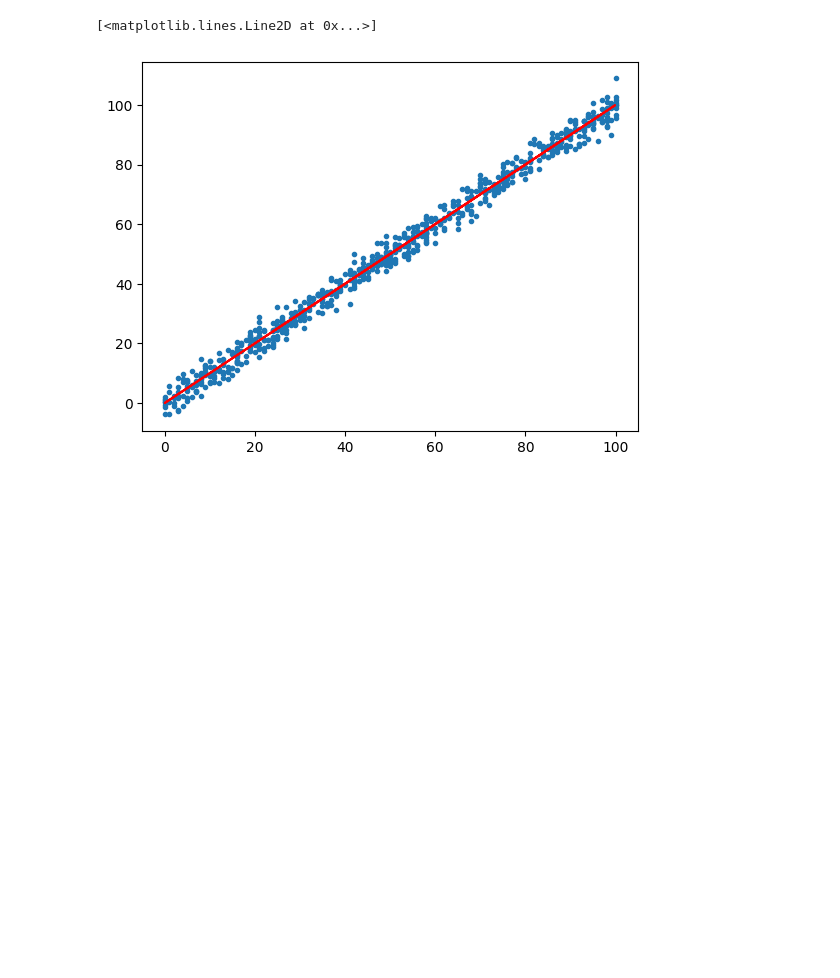
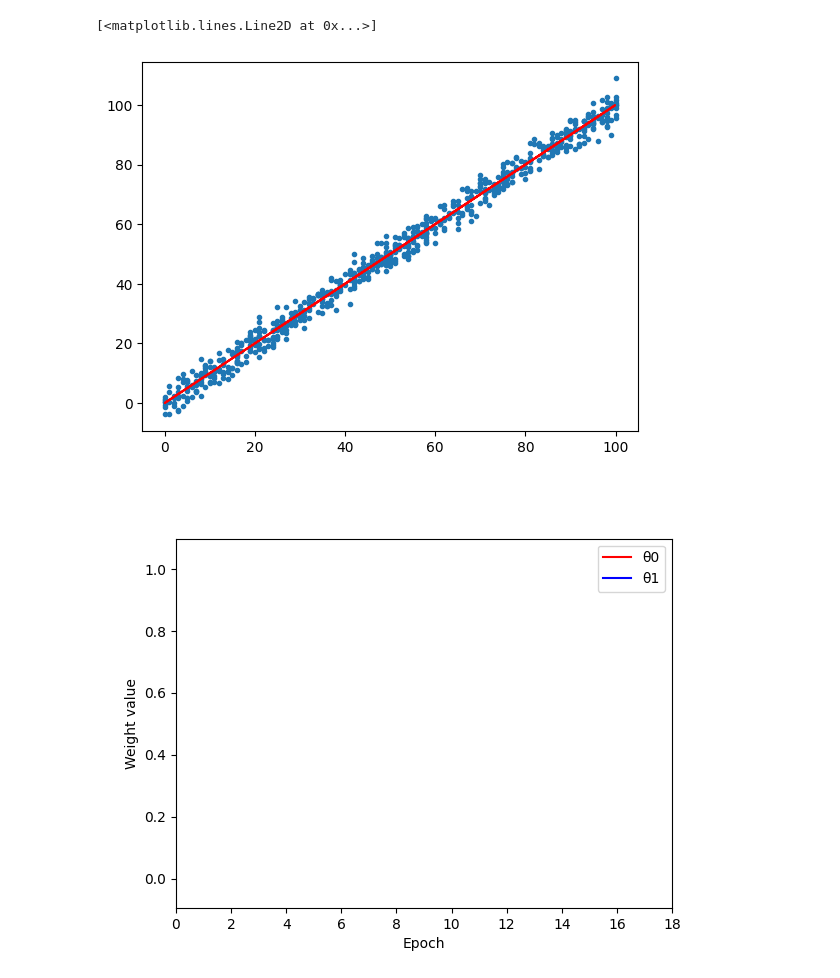
Before and after one commit to lategardener/CS229-from-scratch, a Jupyter notebook: LinearRegression/linear_regression.ipynb, the cells around one changed output. Cells and saved outputs as stored; diff of their text form; code cells hidden in the pictures; blank space fills up the shorter version.

```diff
--- a/LinearRegression/linear_regression.ipynb
+++ b/LinearRegression/linear_regression.ipynb
@@ -41,4 +41,11 @@ y = df_train["y"].values.reshape(-1, 1)
 # %% [markdown]
 <h2 align="center" style="color:#f0e912">TRAINING</h2>
 # %%
+# Intercept feature
 i_term = np.ones((len(X), 1))
+# Add intercept feature in other features
+X = np.concatenate((i_term, X), axis=1)
+# Initialize weights with 0
+w = np.zeros((X.shape[1], 1))
+# Weights history
+weights_history = []
@@ -88,3 +105,55 @@ ax.plot(image, image, color="red")
 # %% [output]
 [<matplotlib.lines.Line2D at 0x...>]
 [figure]
+# %%
+"""
+# Plot weights evolution over time
+"""
+
+from matplotlib import animation
+%matplotlib widget
+
+weights_history = np.array([w.flatten() for w in weights_history])
+
+fig, ax = plt.subplots()
+ax.set_xlabel("Epoch")
+ax.set_ylabel("Weight value")
+
+epochs = len(weights_history)
+n_frames_between_epochs = 10  # nombre de mini-frames entre chaque point
+n_frames = (epochs-1) * n_frames_between_epochs + 1
+
+# Interpolation linéaire des poids pour la fluidité
+x_smooth = np.linspace(0, epochs-1, n_frames)
+w0_smooth = np.interp(x_smooth, np.arange(epochs), weights_history[:,0])
+w1_smooth = np.interp(x_smooth, np.arange(epochs), weights_history[:,1])
+
+# Limites
+ax.set_xlim(0, epochs-1)
+ax.set_ylim(np.min(weights_history)-0.1, np.max(weights_history)+0.1)
+
+# Points animés
+line0, = ax.plot([], [], "r-", label="θ0")
+line1, = ax.plot([], [], "b-", label="θ1")
+ax.legend()
+
+def init():
+    line0.set_data([], [])
+    line1.set_data([], [])
+    return line0, line1
+
+def update(frame):
+    # Points jusqu'à la frame courante
+    x_vals = np.linspace(0, frame/n_frames_between_epochs, frame+1)
+    line0.set_data(x_vals, w0_smooth[:frame+1])
+    line1.set_data(x_vals, w1_smooth[:frame+1])
+    return line0, line1
+
+ani = animation.FuncAnimation(
+    fig, update, frames=n_frames,
+    init_func=init, blit=True, interval=20, repeat=False
+)
+
+plt.show()
+# %% [output]
+[figure, added]
```
Also changed, not shown: parts of 11 cells of this notebook.
